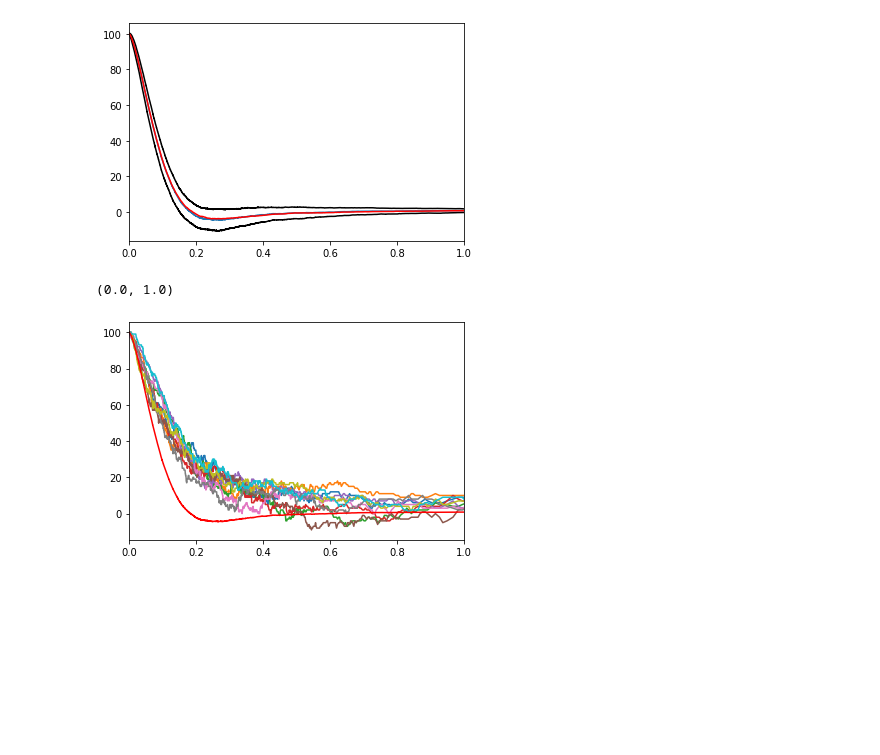
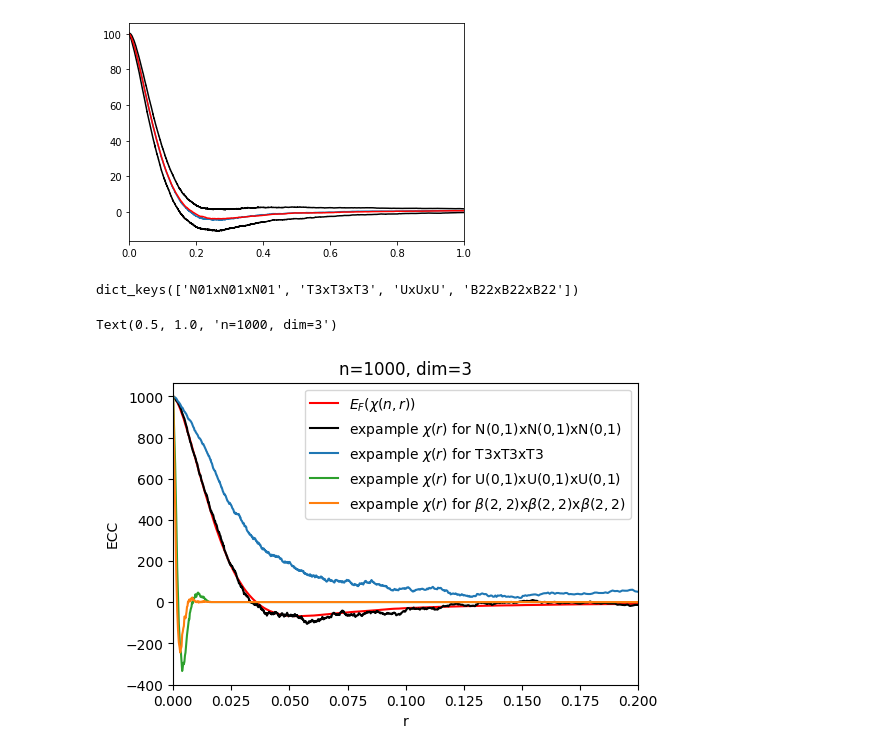
Before and after one commit to RafalTopolnicki/TopoTests, a Jupyter notebook: notebooks/plot_AllDistr3D_theory.ipynb, the cells around one changed output. Drawn from its saved outputs; the diff is of its cells as text; code cells hidden in the pictures; blank space fills up the shorter version.

```diff
--- a/notebooks/plot_AllDistr3D_theory.ipynb
+++ b/notebooks/plot_AllDistr3D_theory.ipynb
@@ -19,13 +20,14 @@ def get_q(dist_label, N, alpha=0.05):
     q = np.quantile(dat, 1-alpha)
     return q
 # %%
-Ns = [100, 300, 500, 1000, 2000, 3000, 5000, 7500, 10000, 12500]
+Ns = [100, 300, 500, 1000, 2000, 3000, 5000, 7500, 10000, 12500, 15000, 20000, 25000, 30000]
 labels = ['N01xN01xN01', 'T3xT3xT3', 'UxUxU', 'B22xB22xB22']
 qs = {}
 for label in labels:
     qs[label] = []
     for N in Ns:
         q=get_q(label, N=N)
+        #q=q/N**(1/3)
         qs[label].append([N, q])
 # %%
 for label in qs.keys():
@@ -42,7 +44,7 @@ from collections import defaultdict
 # %%
 res = defaultdict(list)
 true_distrib='N01xN01xN01'
-Ns = [100, 300, 500, 1000, 2000, 3000, 5000, 7500, 10000, 12500]
+Ns = [100, 300, 500, 1000, 2000, 3000, 5000, 7500, 10000, 12500, 15000, 20000, 25000, 30000]
 for N in Ns:
     file = open(f'results.3d_theory/ecc_sup_N={N}_{true_distrib}_representation.pickle', 'rb')
     dat = pickle.load(file)
@@ -57,7 +59,7 @@ for key in res:
 plt.legend()
 plt.xlabel('n')
 plt.ylabel('95% quantile')
-#plt.yscale('log')
+plt.yscale('log')
 plt.title(f'True: {true_distrib}')
 # %% [output]
 Text(0.5, 1.0, 'True: N01xN01xN01')
@@ -65,6 +67,7 @@ Text(0.5, 1.0, 'True: N01xN01xN01')
 # %%
 true_distribs=['N01xN01xN01', 'T3xT3xT3', 'UxUxU', 'B22xB22xB22']
-Ns = [100, 300, 500, 1000, 2000, 3000, 5000, 7500, 10000, 12500]
+Ns = [100, 300, 500, 1000, 2000, 3000, 5000, 7500, 10000, 12500, 15000, 20000, 25000, 30000]
+#Ns = [100, 300, 500, 1000]
 alpha=0.05
 for true_distrib in true_distribs:
     res = defaultdict(list)
@@ -95 +98,6 @@ for true_distrib in true_distribs:
 <Figure size 432x288 with 0 Axes>
+# %%
+N=20000
+true_distrib='N01xN01xN01'
+file = open(f'results.3d_theory/ecc_sup_N={N}_{true_distrib}_representation.pickle', 'rb')
+dat = pickle.load(file)
@@ -102,11 +191,27 @@ plt.xlim((0, 1))
 # %% [output]
 (0.0, 1.0)
 [figure]
+# %%
+dat[7].keys()
+# %% [output]
+dict_keys(['N01xN01xN01', 'T3xT3xT3', 'UxUxU', 'B22xB22xB22'])
 # %%
-for k in range(10):
-    plt.plot(dat[6], dat[7]['T3xT3xT3'][k])
-plt.plot(dat[0], dat[1], color='red')
-plt.xlim((0, 1))
+N=1000
+true_distrib='N01xN01xN01'
+file = open(f'results.3d_theory/ecc_sup_N={N}_{true_distrib}_representation.pickle', 'rb')
+dat = pickle.load(file)
+figure(figsize=(6, 4), dpi=100)
+plt.plot(dat[0], dat[1], color='red', label=r'$E_F(\chi(n,r))$')
+plt.plot(dat[6], dat[7]['N01xN01xN01'][0], color='black', label=r'expample $\chi(r)$ for N(0,1)xN(0,1)xN(0,1)')
+plt.plot(dat[6], dat[7]['T3xT3xT3'][0], color='tab:blue', label=r'expample $\chi(r)$ for T3xT3xT3')
+plt.plot(dat[6], dat[7]['UxUxU'][0], color='tab:green', label=r'expample $\chi(r)$ for U(0,1)xU(0,1)xU(0,1)')
+plt.plot(dat[6], dat[7]['B22xB22xB22'][0], color='tab:orange', label=r'expample $\chi(r)$ for $\beta(2,2)$x$\beta(2,2)$x$\beta(2,2)$')
+
+plt.xlim((0, .2))
+plt.legend()
+plt.xlabel('r')
+plt.ylabel('ECC')
+plt.title(f'n={N}, dim=3')
 # %% [output]
-(0.0, 1.0)
+Text(0.5, 1.0, 'n=1000, dim=3')
-[figure, old version]
+[figure, new version]
```
Also changed, not shown: parts of 31 cells of this notebook, 2 other files.
